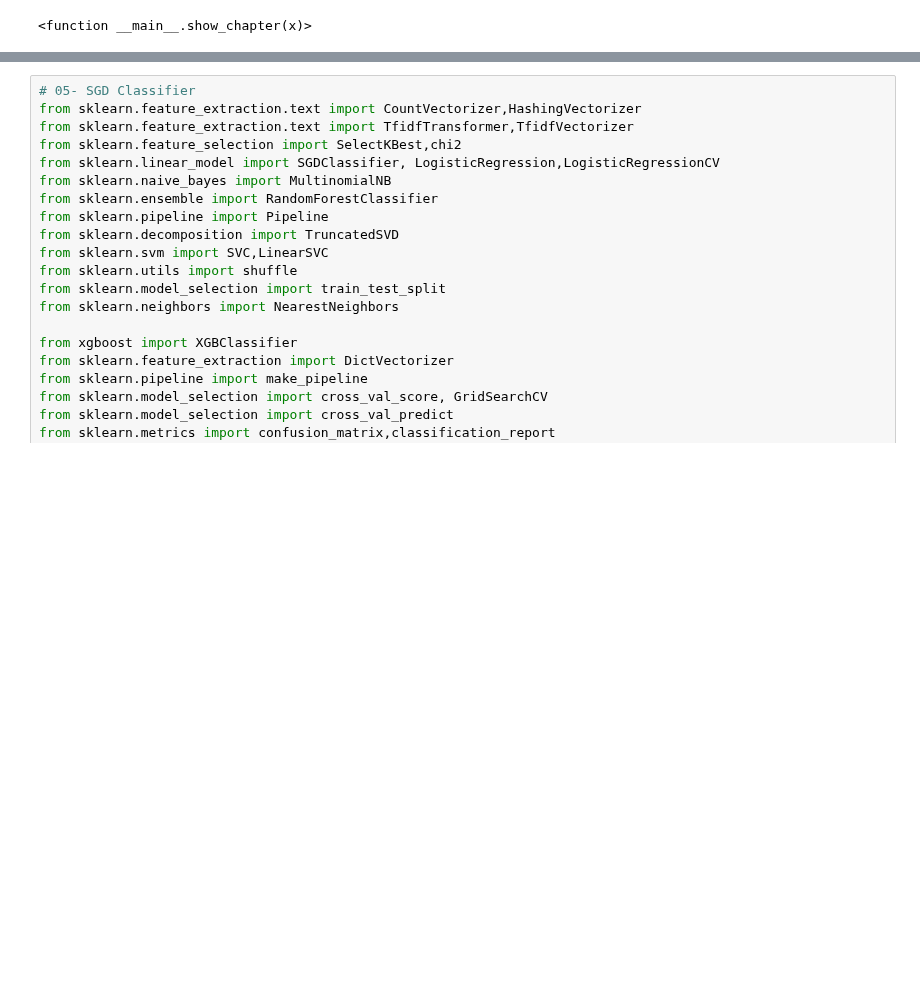
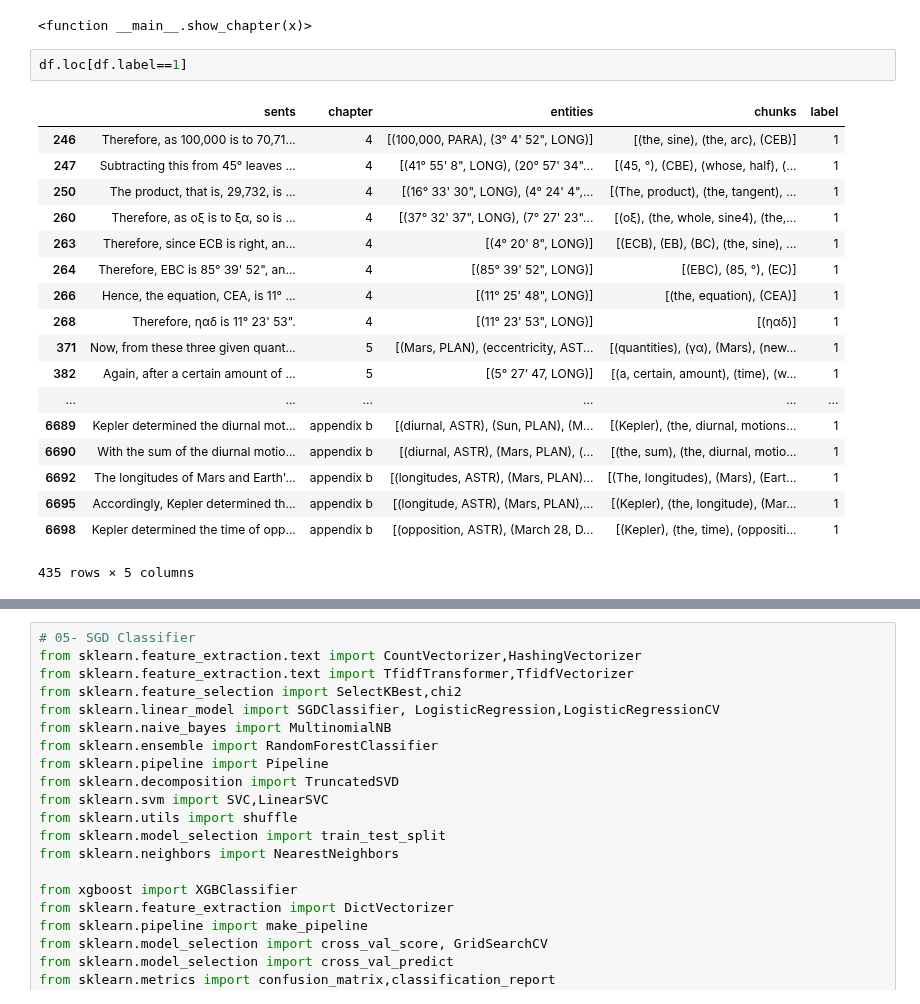
Before and after one commit to myeghaneh/BZML, a Jupyter notebook: ml/notebooks/13_03_Class_ML_Obss_Sents.ipynb, the cells around one changed output, grey strips where cells are left out. Cells and saved outputs as stored; diff of their text form; blank space fills up the shorter version.

```diff
--- a/ml/notebooks/13_03_Class_ML_Obss_Sents.ipynb
+++ b/ml/notebooks/13_03_Class_ML_Obss_Sents.ipynb
@@ -207,6 +206,27 @@ interact(show_chapter,x=(1,70,1))
 # %% [output]
 interactive(children=(IntSlider(value=35, description='x', max=70, min=1), Output()), _dom_classes=('widget-in…
 <function __main__.show_chapter(x)>
+# %%
+df.loc[df.label==1]
+# %% [output]
+|  | sents | chapter | entities | chunks | label |
+| 246 | Therefore, as 100,000 is to 70,71... | 4 | [(100,000, PARA), (3° 4' 52", LONG)] | [(the, sine), (the, arc), (CEB)] | 1 |
+| 247 | Subtracting this from 45° leaves ... | 4 | [(41° 55' 8", LONG), (20° 57' 34"... | [(45, °), (CBE), (whose, half), (... | 1 |
+| 250 | The product, that is, 29,732, is ... | 4 | [(16° 33' 30", LONG), (4° 24' 4",... | [(The, product), (the, tangent), ... | 1 |
+| 260 | Therefore, as οξ is to ξα, so is ... | 4 | [(37° 32' 37", LONG), (7° 27' 23"... | [(οξ), (the, whole, sine4), (the,... | 1 |
+| 263 | Therefore, since ECB is right, an... | 4 | [(4° 20' 8", LONG)] | [(ECB), (EB), (BC), (the, sine), ... | 1 |
+| 264 | Therefore, EBC is 85° 39' 52", an... | 4 | [(85° 39' 52", LONG)] | [(EBC), (85, °), (EC)] | 1 |
+| 266 | Hence, the equation, CEA, is 11° ... | 4 | [(11° 25' 48", LONG)] | [(the, equation), (CEA)] | 1 |
+| 268 | Therefore, ηαδ is 11° 23' 53". | 4 | [(11° 23' 53", LONG)] | [(ηαδ)] | 1 |
+| 371 | Now, from these three given quant... | 5 | [(Mars, PLAN), (eccentricity, AST... | [(quantities), (γα), (Mars), (new... | 1 |
+| 382 | Again, after a certain amount of ... | 5 | [(5° 27’ 47, LONG)] | [(a, certain, amount), (time), (w... | 1 |
+| ... | ... | ... | ... | ... | ... |
+| 6689 | Kepler determined the diurnal mot... | appendix b | [(diurnal, ASTR), (Sun, PLAN), (M... | [(Kepler), (the, diurnal, motions... | 1 |
+| 6690 | With the sum of the diurnal motio... | appendix b | [(diurnal, ASTR), (Mars, PLAN), (... | [(the, sum), (the, diurnal, motio... | 1 |
+| 6692 | The longitudes of Mars and Earth'... | appendix b | [(longitudes, ASTR), (Mars, PLAN)... | [(The, longitudes), (Mars), (Eart... | 1 |
+| 6695 | Accordingly, Kepler determined th... | appendix b | [(longitude, ASTR), (Mars, PLAN),... | [(Kepler), (the, longitude), (Mar... | 1 |
+| 6698 | Kepler determined the time of opp... | appendix b | [(opposition, ASTR), (March 28, D... | [(Kepler), (the, time), (oppositi... | 1 |
+435 rows × 5 columns
 # %%
 from sklearn.manifold import TSNE
 from yellowbrick.text import TSNEVisualizer
```
Also changed, not shown: parts of 9 cells of this notebook, 9 other files.
